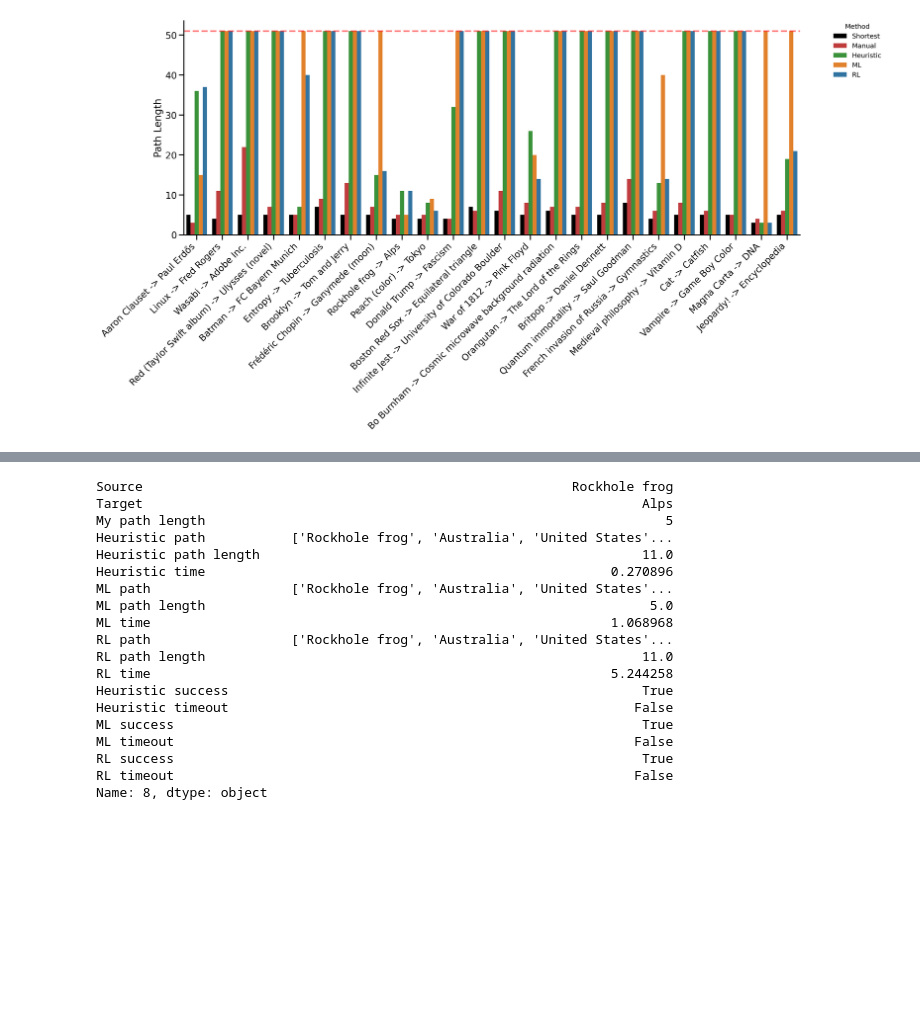
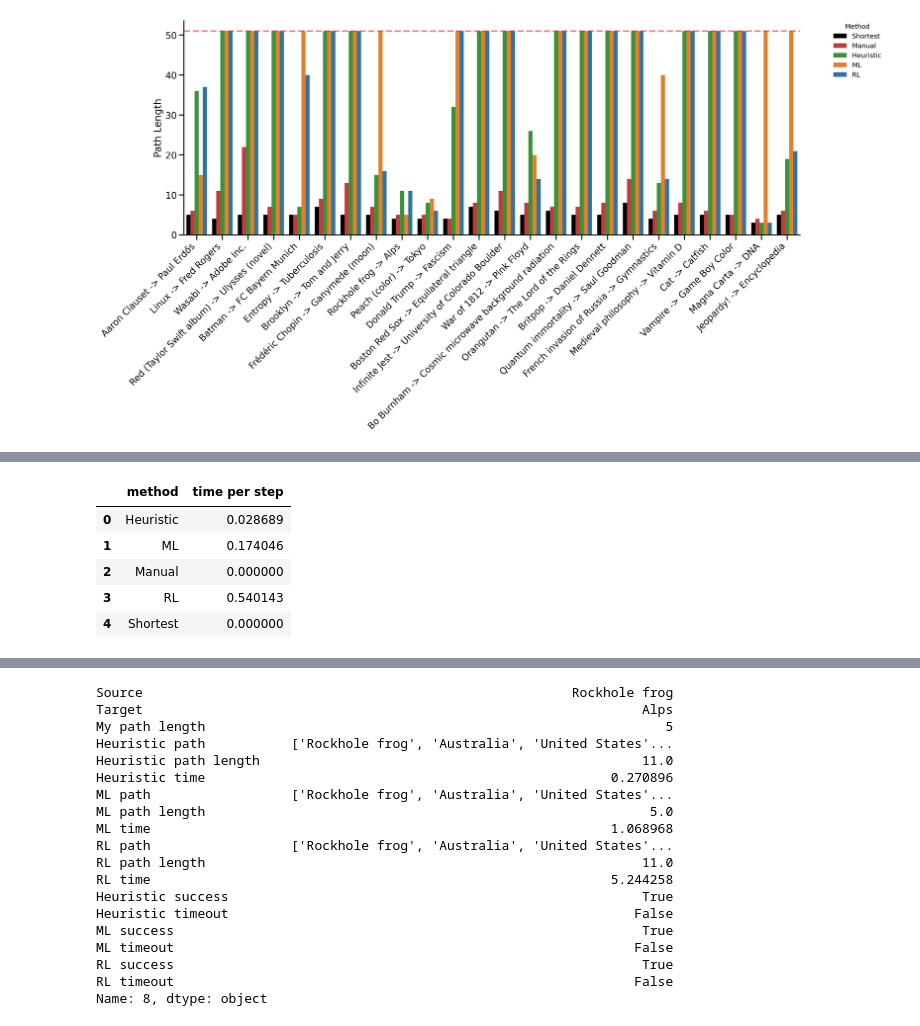
Before and after one commit to Bennibraun/CSCI-5352-Project, a Jupyter notebook: graph_plots.ipynb, the cells around one changed output, grey strips where cells are left out. Cells and saved outputs as stored; diff of their text form; code cells hidden in the pictures; blank space fills up the shorter version.

```diff
--- a/graph_plots.ipynb
+++ b/graph_plots.ipynb
@@ -534,0 +535,13 @@ Passing `palette` without assigning `hue` is deprecated and will be removed in v
+# %%
+# Calculate average time per step (i.e. for each navigation, divide the time in seconds by the number of steps taken)
+perf_long['time per step'] = perf_long['time'] / perf_long['path length']
+# calculate average per method
+avg_time_per_step = perf_long.groupby('method')['time per step'].mean().reset_index()
+avg_time_per_step
+# %% [output]
+|  | method | time per step |
+| 0 | Heuristic | 0.028689 |
+| 1 | ML | 0.174046 |
+| 2 | Manual | 0.000000 |
+| 3 | RL | 0.540143 |
+| 4 | Shortest | 0.000000 |
```
Also changed, not shown: parts of 6 cells of this notebook, 1 other file.
